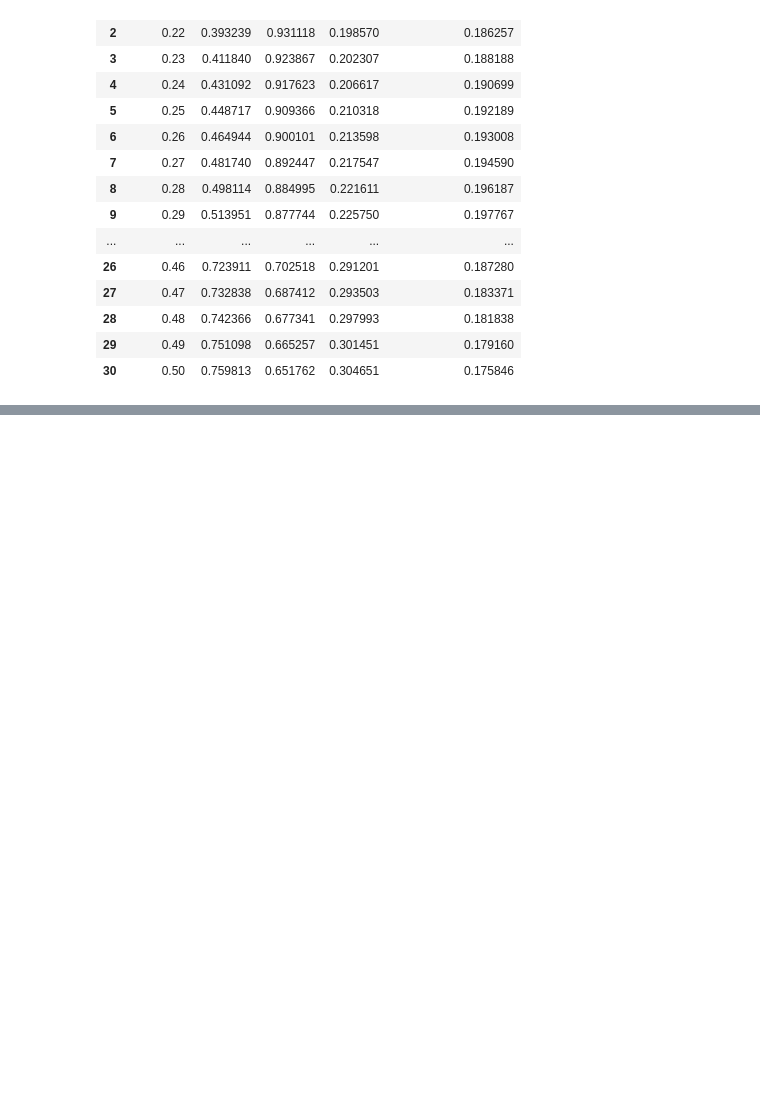
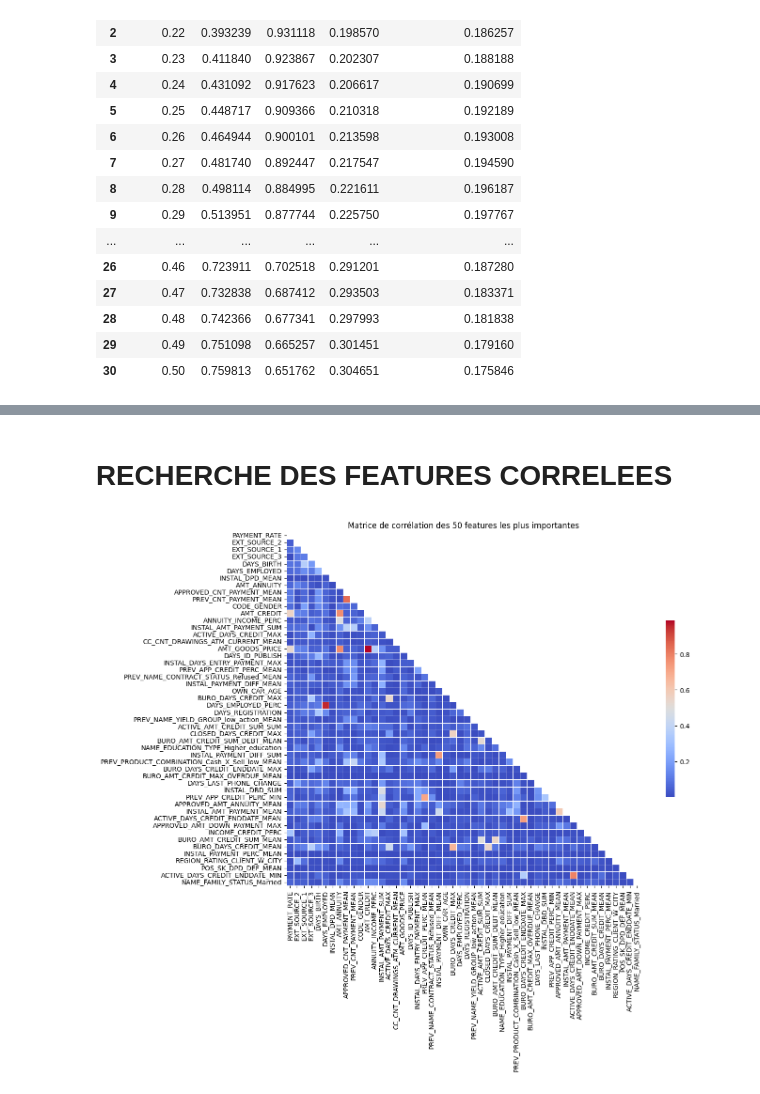
Before and after one commit to EP-portfolio/PROJET_7, a Jupyter notebook: PROJET_7.ipynb, the cells around one changed output, grey strips where cells are left out. Saved outputs shown, nothing was run; the diff lists cells and outputs as text; code cells hidden in the pictures; blank space fills up the shorter version.

```diff
--- a/PROJET_7.ipynb
+++ b/PROJET_7.ipynb
@@ -1840,0 +2013,75 @@ Modèle et scaler sauvegardés avec succès dans le dossier 'models'
+# %% [markdown]
+# RECHERCHE DES FEATURES CORRELEES
+# %%
+import matplotlib.pyplot as plt
+import seaborn as sns
+import numpy as np
+
+# 1. Calculer la matrice de corrélation pour les 50 top features
+correlation_matrix = X_train_reduced.corr().abs()
+
+# 2. Visualiser la matrice de corrélation avec une heatmap
+plt.figure(figsize=(15, 12))
+mask = np.triu(correlation_matrix)
+sns.heatmap(correlation_matrix,
+            mask=mask,
+            cmap='coolwarm',
+            annot=False,
+            square=True,
+            linewidths=.5,
+            cbar_kws={"shrink": .5})
+plt.title('Matrice de corrélation des 50 features les plus importantes')
+plt.tight_layout()
+plt.show()
+
+# 3. Identifier les paires de features fortement corrélées (seuil de 0.8 par exemple)
+threshold = 0.8
+high_corr_pairs = []
+
+for i in range(len(correlation_matrix.columns)):
+    for j in range(i+1, len(correlation_matrix.columns)):
+        if correlation_matrix.iloc[i, j] >= threshold:
+            high_corr_pairs.append((
+                correlation_matrix.columns[i],
+                correlation_matrix.columns[j],
+                correlation_matrix.iloc[i, j]
+            ))
+
+# 4. Afficher les paires de features fortement corrélées
+if high_corr_pairs:
+    print(f"Paires de features avec une corrélation ≥ {threshold}:")
+    for feature1, feature2, corr in sorted(high_corr_pairs, key=lambda x: x[2], reverse=True):
+        print(f"{feature1} et {feature2}: {corr:.3f}")
+else:
+    print(f"Aucune paire de features avec une corrélation ≥ {threshold} n'a été trouvée.")
+
+# 5. Option: Supprimer une feature de chaque paire fortement corrélée
+features_to_remove = []
+for pair in high_corr_pairs:
+    feature1, feature2, _ = pair
+
+    # On choisit laquelle des deux features supprimer (celle de moindre importance)
+    idx1 = feature_importance[feature_importance['feature'] == feature1].index[0]
+    idx2 = feature_importance[feature_importance['feature'] == feature2].index[0]
+
+    # On conserve celle qui a le rang d'importance le plus élevé (index le plus petit dans feature_importance)
+    if idx1 < idx2:
+        features_to_remove.append(feature2)
+    else:
+        features_to_remove.append(feature1)
+
+# Supprimer les doublons
+features_to_remove = list(set(features_to_remove))
+
+if features_to_remove:
+    print(f"\nFeatures qui pourraient être supprimées: {len(features_to_remove)}")
+    for f in features_to_remove:
+        print(f"- {f}")
+
+    # Créer un nouveau jeu de données sans les features fortement corrélées
+    reduced_features = [f for f in top_50_features if f not in features_to_remove]
+    print(f"\nNombre de features après suppression des corrélations: {len(reduced_features)}")
+else:
+    print("Aucune feature à supprimer.")
+# %% [output]
+[figure, added]
```
Also changed, not shown: parts of 51 cells of this notebook, 13 other files.
